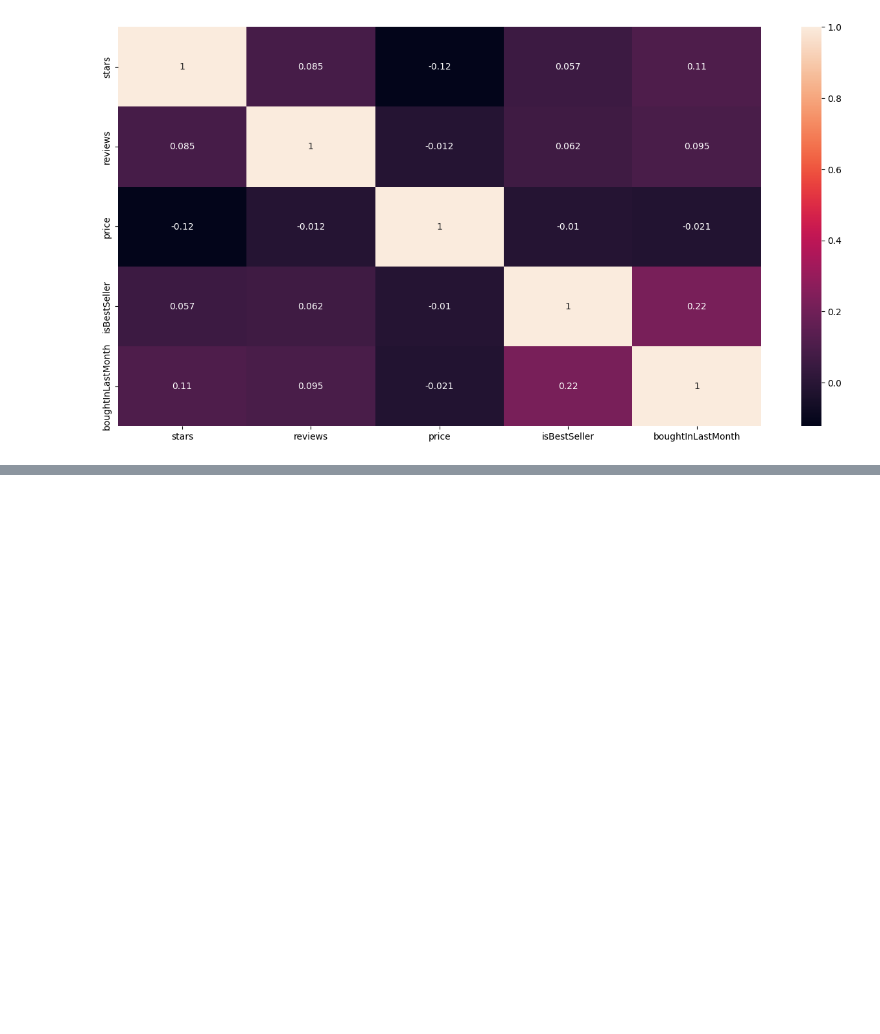
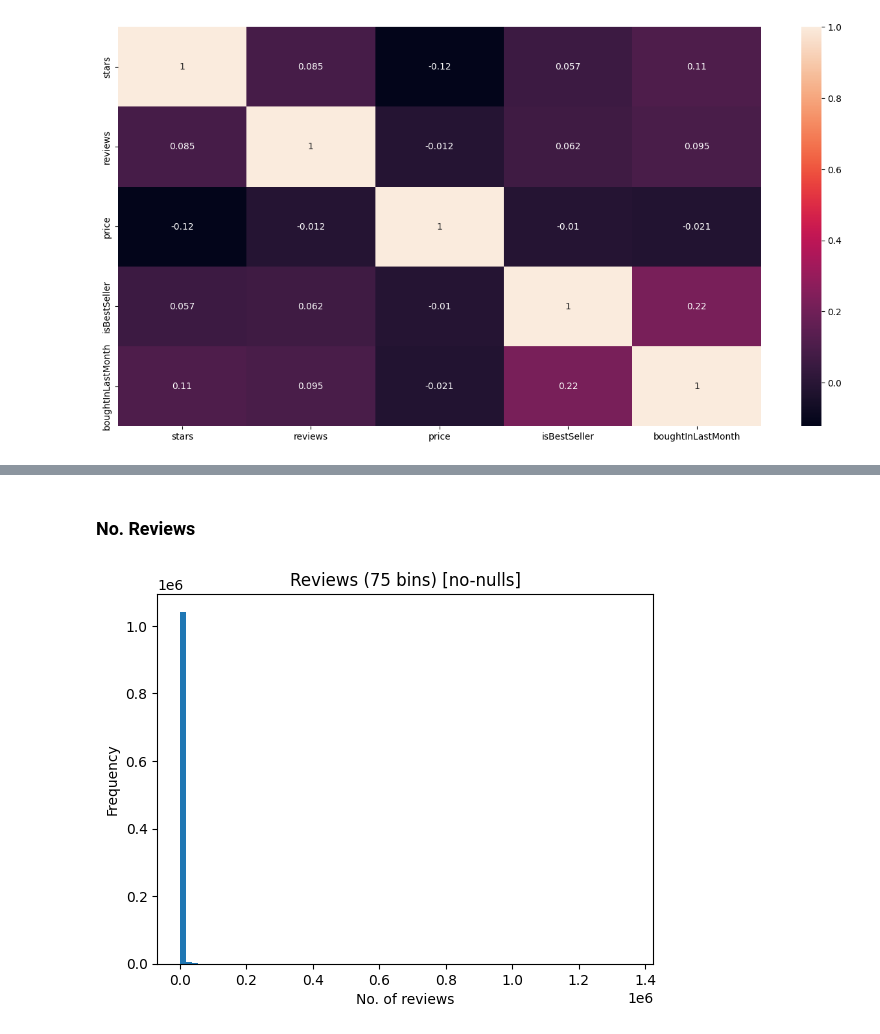
Before and after one commit to kieranthakkar/amazonOptimiser, a Jupyter notebook: data inspection and exploration.ipynb, the cells around one changed output, grey strips where cells are left out. Cells and saved outputs as stored; diff of their text form; code cells hidden in the pictures; blank space fills up the shorter version.

```diff
--- a/data inspection and exploration.ipynb
+++ b/data inspection and exploration.ipynb
@@ -192,0 +228,16 @@ sns.heatmap(corr_matrix, annot=True)
+# %% [markdown]
+### No. Reviews
+# %%
+b = 75
+plt.hist(nn_df['reviews'], bins=b)
+
+plt.title(f'Reviews ({b} bins) [no-nulls]')
+plt.xlabel("No. of reviews")
+plt.ylabel("Frequency")
+
+# Save the histogram with a transparent background
+plt.savefig(r"Figures\nonullReviews.png", transparent=True)
+
+plt.show()
+# %% [output]
+[figure, added]
```
Also changed, not shown: parts of 11 cells of this notebook.
